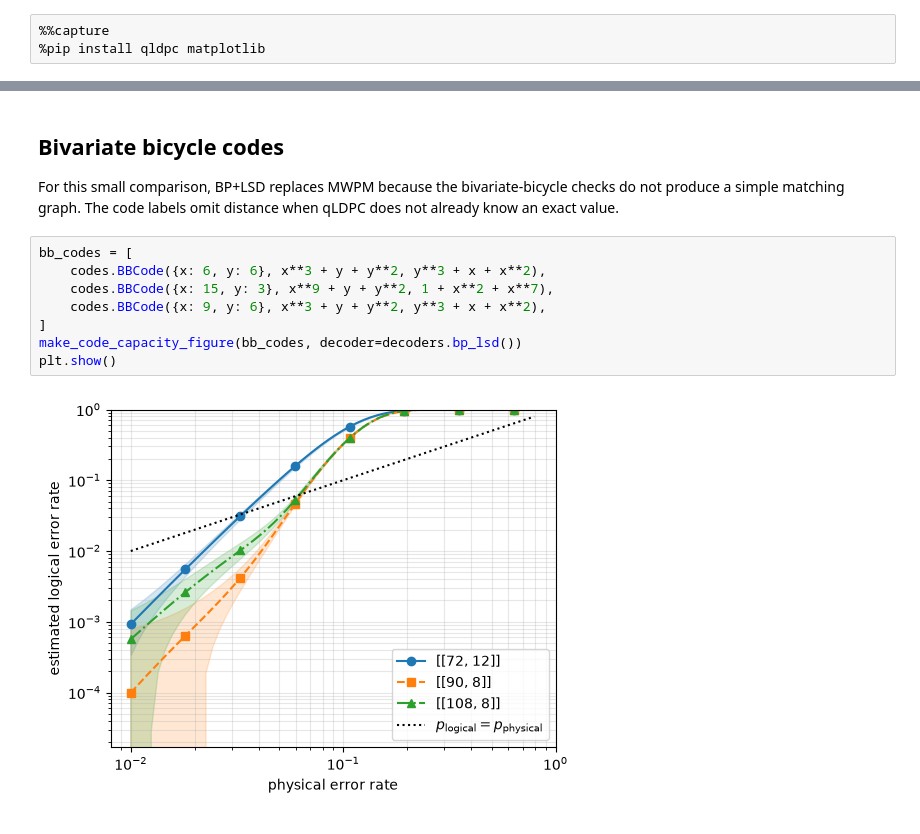
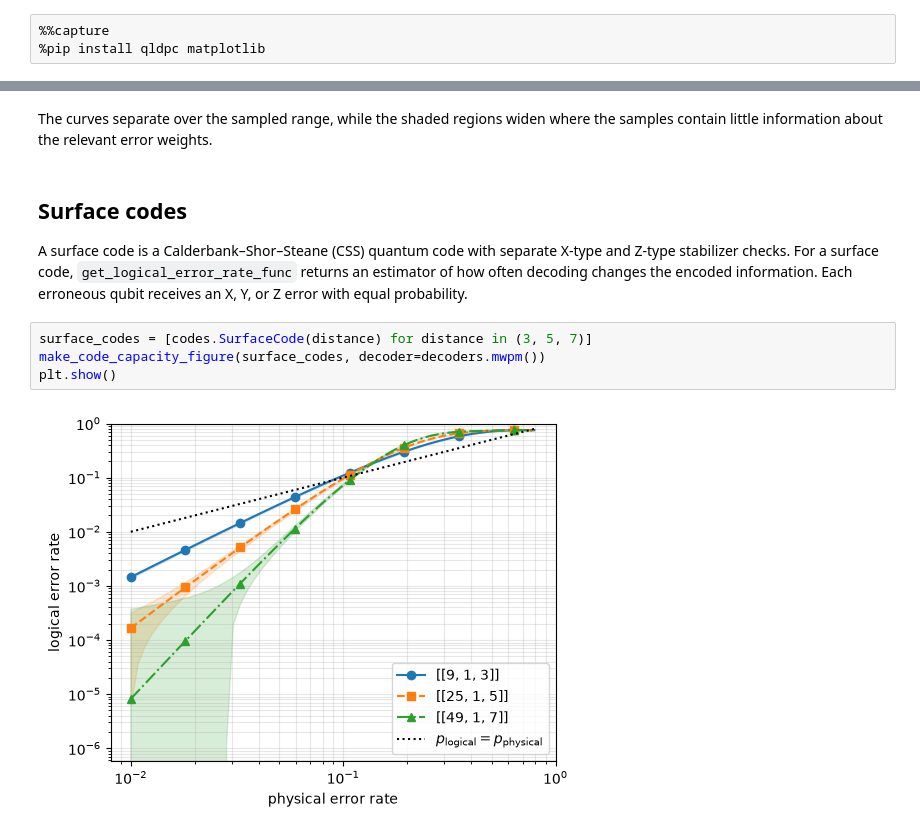
Before and after one commit to qLDPCOrg/qLDPC, a Jupyter notebook: examples/logical_error_rates/1_code_capacity.ipynb, the cells around one changed output, grey strips where cells are left out. Cells and saved outputs as stored; diff of their text form.

```diff
--- a/examples/logical_error_rates/1_code_capacity.ipynb
+++ b/examples/logical_error_rates/1_code_capacity.ipynb
@@ -129,16 +145,15 @@ plt.show()
+# %% [markdown]
+The curves separate over the sampled range, while the shaded regions widen where the samples contain little information about the relevant error weights.
 # %% [markdown]
-## Bivariate bicycle codes
+## Surface codes
 
-For this small comparison, BP+LSD replaces MWPM because the bivariate-bicycle checks do not produce a simple matching graph.
-The code labels omit distance when qLDPC does not already know an exact value.
+A surface code is a Calderbank–Shor–Steane (CSS) quantum code with separate X-type and Z-type stabilizer checks.
+For a surface code, `get_logical_error_rate_func` returns an estimator of how often decoding changes the encoded information.
+Each erroneous qubit receives an X, Y, or Z error with equal probability.
 # %%
-bb_codes = [
-    codes.BBCode({x: 6, y: 6}, x**3 + y + y**2, y**3 + x + x**2),
-    codes.BBCode({x: 15, y: 3}, x**9 + y + y**2, 1 + x**2 + x**7),
-    codes.BBCode({x: 9, y: 6}, x**3 + y + y**2, y**3 + x + x**2),
-]
-make_code_capacity_figure(bb_codes, decoder=decoders.bp_lsd())
+surface_codes = [codes.SurfaceCode(distance) for distance in (3, 5, 7)]
+make_code_capacity_figure(surface_codes, decoder=decoders.mwpm())
 plt.show()
 # %% [output]
-[figure, old version]
+[figure, new version]
 # %% [markdown]
```
Also changed, not shown: parts of 14 cells of this notebook, 37 other files.
